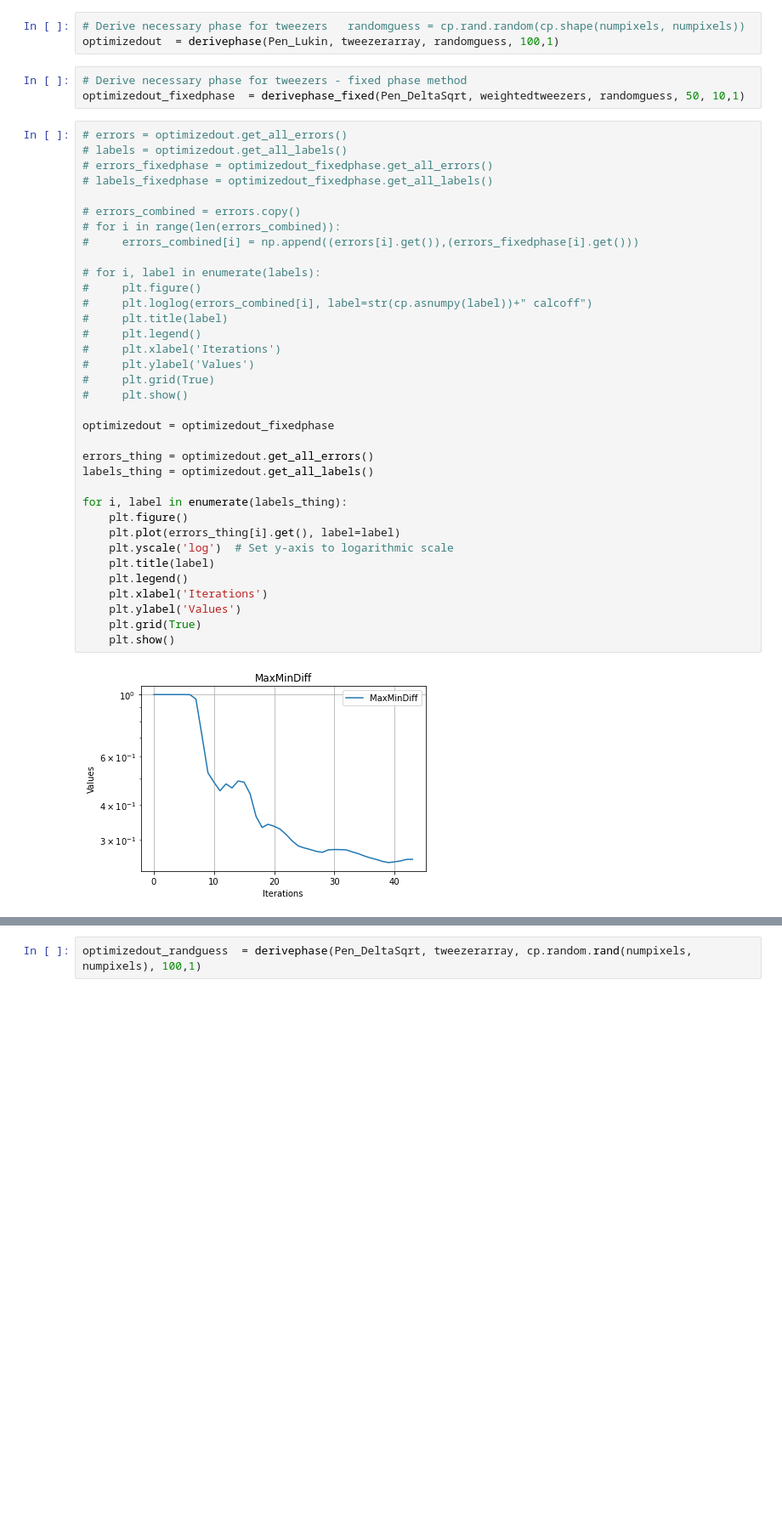
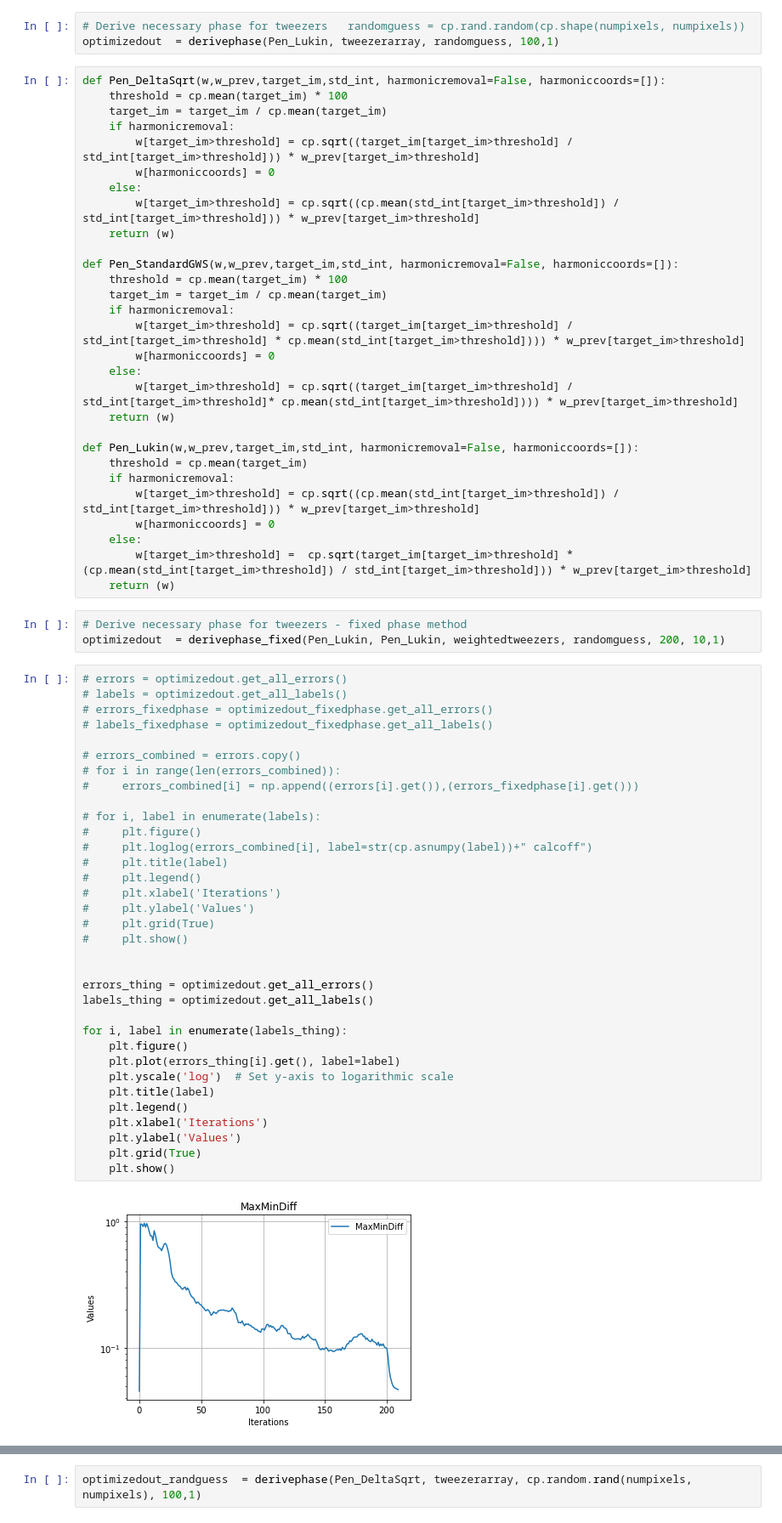
Before and after one commit to nsong03/Ultracold-Research, a Jupyter notebook: GWS_Summer2024/tweezergeneration_simulation.ipynb, the cells around one changed output, grey strips where cells are left out. Shown at 85% size. Drawn from its saved outputs; the diff is of its cells as text; blank space fills up the shorter version.

```diff
--- a/GWS_Summer2024/tweezergeneration_simulation.ipynb
+++ b/GWS_Summer2024/tweezergeneration_simulation.ipynb
@@ -116,9 +118,38 @@ initialphaseguess = create_phasemap(kvector_tweezers, kvector_initoffsets, wavet
 # %%
 # Derive necessary phase for tweezers   randomguess = cp.rand.random(cp.shape(numpixels, numpixels))
 optimizedout  = derivephase(Pen_Lukin, tweezerarray, randomguess, 100,1)
+# %%
+def Pen_DeltaSqrt(w,w_prev,target_im,std_int, harmonicremoval=False, harmoniccoords=[]):
+    threshold = cp.mean(target_im) * 100
+    target_im = target_im / cp.mean(target_im)
+    if harmonicremoval:
+        w[target_im>threshold] = cp.sqrt((target_im[target_im>threshold] / std_int[target_im>threshold])) * w_prev[target_im>threshold]
+        w[harmoniccoords] = 0
+    else:
+        w[target_im>threshold] = cp.sqrt((cp.mean(std_int[target_im>threshold]) / std_int[target_im>threshold])) * w_prev[target_im>threshold]
+    return (w)
+
+def Pen_StandardGWS(w,w_prev,target_im,std_int, harmonicremoval=False, harmoniccoords=[]):
+    threshold = cp.mean(target_im) * 100
+    target_im = target_im / cp.mean(target_im)
+    if harmonicremoval:
+        w[target_im>threshold] = cp.sqrt((target_im[target_im>threshold] / std_int[target_im>threshold] * cp.mean(std_int[target_im>threshold]))) * w_prev[target_im>threshold]
+        w[harmoniccoords] = 0
+    else:
+        w[target_im>threshold] = cp.sqrt((target_im[target_im>threshold] / std_int[target_im>threshold]* cp.mean(std_int[target_im>threshold]))) * w_prev[target_im>threshold]
+    return (w)
+
+def Pen_Lukin(w,w_prev,target_im,std_int, harmonicremoval=False, harmoniccoords=[]):
+    threshold = cp.mean(target_im)
+    if harmonicremoval:
+        w[target_im>threshold] = cp.sqrt((cp.mean(std_int[target_im>threshold]) / std_int[target_im>threshold])) * w_prev[target_im>threshold]
+        w[harmoniccoords] = 0
+    else:
+        w[target_im>threshold] =  cp.sqrt(target_im[target_im>threshold] * (cp.mean(std_int[target_im>threshold]) / std_int[target_im>threshold])) * w_prev[target_im>threshold]
+    return (w)
 # %%
 # Derive necessary phase for tweezers - fixed phase method
-optimizedout_fixedphase  = derivephase_fixed(Pen_DeltaSqrt, weightedtweezers, randomguess, 50, 10,1)
+optimizedout  = derivephase_fixed(Pen_Lukin, Pen_Lukin, weightedtweezers, randomguess, 200, 10,1)
 # %%
 # errors = optimizedout.get_all_errors()
 # labels = optimizedout.get_all_labels()
@@ -127,32 +158,31 @@ optimizedout_fixedphase  = derivephase_fixed(Pen_DeltaSqrt, weightedtweezers, ra
 
 # errors_combined = errors.copy()
 # for i in range(len(errors_combined)):
 #     errors_combined[i] = np.append((errors[i].get()),(errors_fixedphase[i].get()))
 
 # for i, label in enumerate(labels):
 #     plt.figure()
 #     plt.loglog(errors_combined[i], label=str(cp.asnumpy(label))+" calcoff")
 #     plt.title(label)
 #     plt.legend()
 #     plt.xlabel('Iterations')
 #     plt.ylabel('Values')
 #     plt.grid(True)
 #     plt.show()
 
-optimizedout = optimizedout_fixedphase
 
 errors_thing = optimizedout.get_all_errors()
 labels_thing = optimizedout.get_all_labels()
 
 for i, label in enumerate(labels_thing):
     plt.figure()
     plt.plot(errors_thing[i].get(), label=label)
     plt.yscale('log')  # Set y-axis to logarithmic scale
     plt.title(label)
     plt.legend()
     plt.xlabel('Iterations')
     plt.ylabel('Values')
     plt.grid(True)
     plt.show()
 # %% [output]
-[figure, old version]
+[figure, new version]
```
Also changed, not shown: parts of 8 cells of this notebook, 16 other files.
